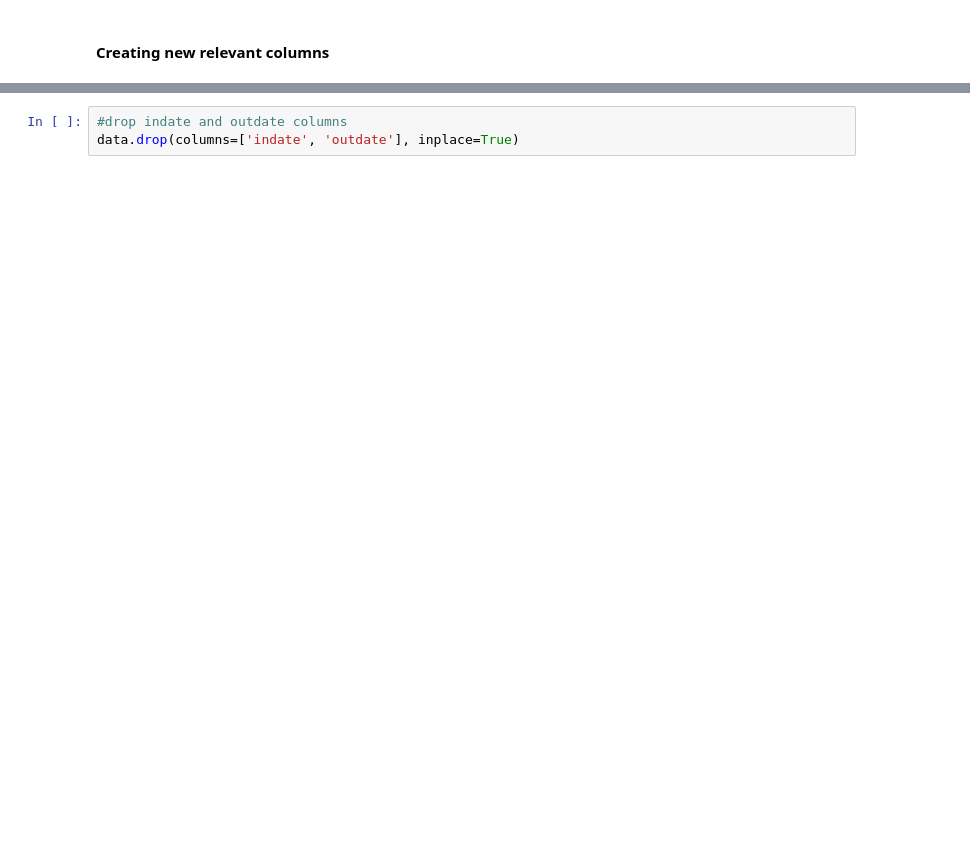
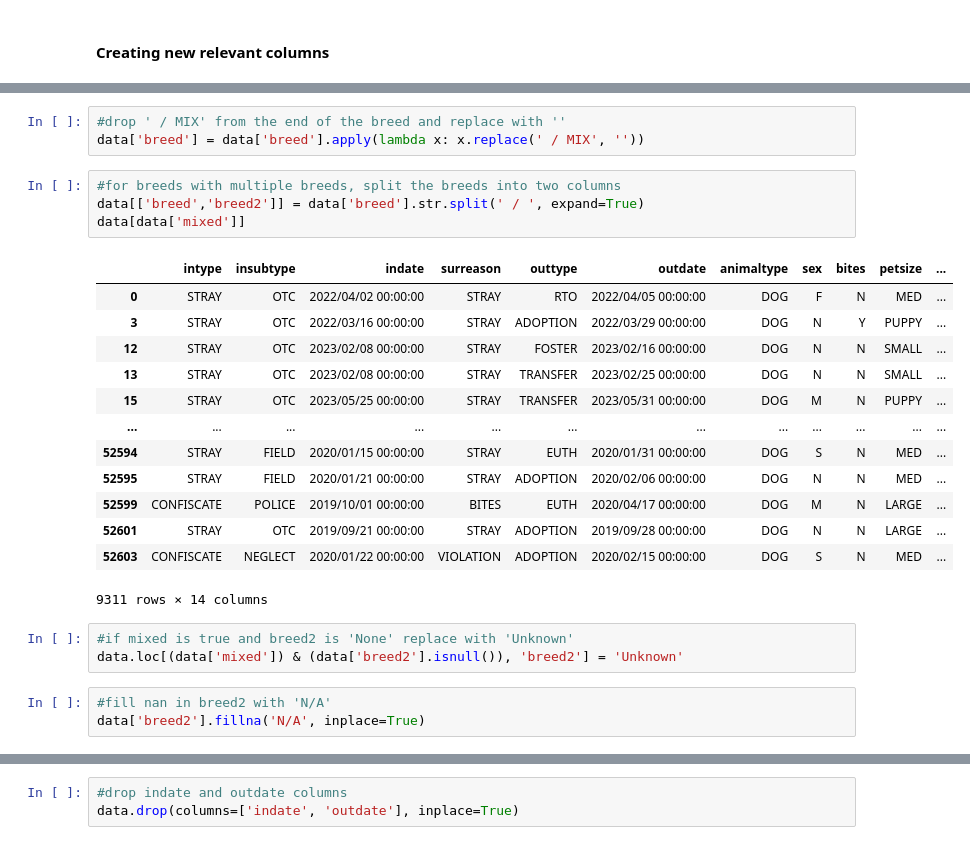
Before and after one commit to jesseAvgonzsmi/animal-predictions, a Jupyter notebook: Data_prep/data_cleaning.ipynb, the cells around one changed output, grey strips where cells are left out. Saved outputs shown, nothing was run; the diff lists cells and outputs as text; blank space fills up the shorter version.

```diff
--- a/Data_prep/data_cleaning.ipynb
+++ b/Data_prep/data_cleaning.ipynb
@@ -165,0 +321,27 @@ data
+# %%
+#drop ' / MIX' from the end of the breed and replace with ''
+data['breed'] = data['breed'].apply(lambda x: x.replace(' / MIX', ''))
+# %%
+#for breeds with multiple breeds, split the breeds into two columns
+data[['breed','breed2']] = data['breed'].str.split(' / ', expand=True)
+data[data['mixed']]
+# %% [output]
+|  | intype | insubtype | indate | surreason | outtype | outdate | animaltype | sex | bites | petsize | ... |
+| 0 | STRAY | OTC | 2022/04/02 00:00:00 | STRAY | RTO | 2022/04/05 00:00:00 | DOG | F | N | MED | ... |
+| 3 | STRAY | OTC | 2022/03/16 00:00:00 | STRAY | ADOPTION | 2022/03/29 00:00:00 | DOG | N | Y | PUPPY | ... |
+| 12 | STRAY | OTC | 2023/02/08 00:00:00 | STRAY | FOSTER | 2023/02/16 00:00:00 | DOG | N | N | SMALL | ... |
+| 13 | STRAY | OTC | 2023/02/08 00:00:00 | STRAY | TRANSFER | 2023/02/25 00:00:00 | DOG | N | N | SMALL | ... |
+| 15 | STRAY | OTC | 2023/05/25 00:00:00 | STRAY | TRANSFER | 2023/05/31 00:00:00 | DOG | M | N | PUPPY | ... |
+| ... | ... | ... | ... | ... | ... | ... | ... | ... | ... | ... | ... |
+| 52594 | STRAY | FIELD | 2020/01/15 00:00:00 | STRAY | EUTH | 2020/01/31 00:00:00 | DOG | S | N | MED | ... |
+| 52595 | STRAY | FIELD | 2020/01/21 00:00:00 | STRAY | ADOPTION | 2020/02/06 00:00:00 | DOG | N | N | MED | ... |
+| 52599 | CONFISCATE | POLICE | 2019/10/01 00:00:00 | BITES | EUTH | 2020/04/17 00:00:00 | DOG | M | N | LARGE | ... |
+| 52601 | STRAY | OTC | 2019/09/21 00:00:00 | STRAY | ADOPTION | 2019/09/28 00:00:00 | DOG | N | N | LARGE | ... |
+| 52603 | CONFISCATE | NEGLECT | 2020/01/22 00:00:00 | VIOLATION | ADOPTION | 2020/02/15 00:00:00 | DOG | S | N | MED | ... |
+9311 rows × 14 columns
+# %%
+#if mixed is true and breed2 is 'None' replace with 'Unknown'
+data.loc[(data['mixed']) & (data['breed2'].isnull()), 'breed2'] = 'Unknown'
+# %%
+#fill nan in breed2 with 'N/A'
+data['breed2'].fillna('N/A', inplace=True)
```
Also changed, not shown: parts of 54 cells of this notebook.
